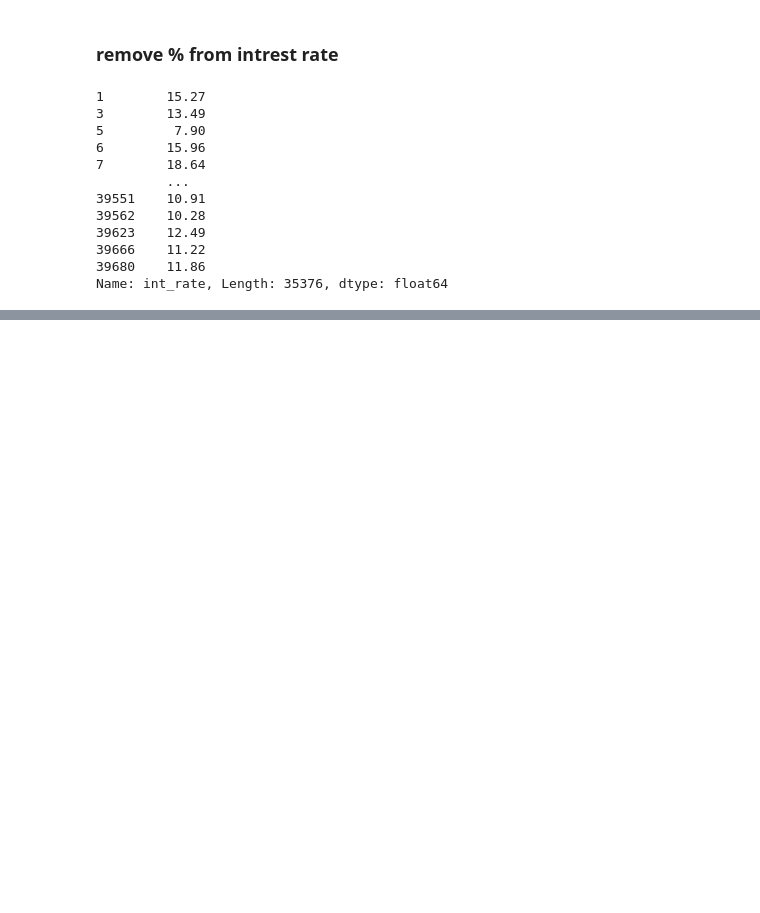
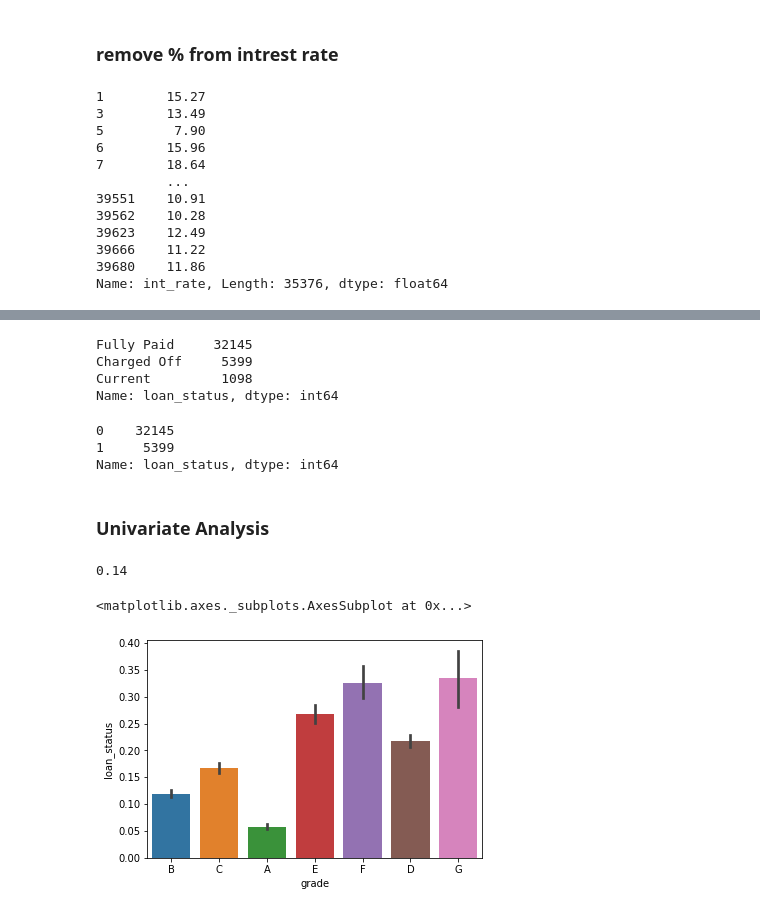
Before and after one commit to aimlhoney/LENDING_CLUB_CASE_STUDY, a Jupyter notebook: ashutosh_p1.ipynb, the cells around one changed output, grey strips where cells are left out. Cells and saved outputs as stored; diff of their text form; code cells hidden in the pictures; blank space fills up the shorter version.

Commit message:
working on univariate

```diff
--- a/ashutosh_p1.ipynb
+++ b/ashutosh_p1.ipynb
@@ -217,0 +275,22 @@ Name: int_rate, Length: 35376, dtype: float64
+# %%
+behaviour_var =  [
+  "delinq_2yrs",
+  "earliest_cr_line",
+  "open_acc",
+  "pub_rec",
+  "revol_bal",
+  "revol_util",
+  "total_acc",
+  "out_prncp",
+  "out_prncp_inv",
+  "total_pymnt",
+  "total_pymnt_inv",
+  "total_rec_prncp",
+  "total_rec_int",
+  "total_rec_late_fee",
+  "recoveries",
+  "collection_recovery_fee",
+  "last_pymnt_d",
+  "last_pymnt_amnt",
+  ]
+behaviour_var
@@ -217,0 +316,3 @@ Name: int_rate, Length: 35376, dtype: float64
+# %%
+df = loan.drop(behaviour_var, axis=1)
+df.info()
@@ -217,0 +337,34 @@ Name: int_rate, Length: 35376, dtype: float64
+# %%
+df['loan_status'] = df['loan_status'].astype('category')
+df['loan_status'].value_counts()
+# %% [output]
+Fully Paid     32145
+Charged Off     5399
+Current         1098
+Name: loan_status, dtype: int64
+# %%
+df = df[df['loan_status'] != 'Current']
+df['loan_status'] = df['loan_status'].apply(lambda x: 0 if x=='Fully Paid' else 1)
+
+# converting loan_status to integer type
+df['loan_status'] = df['loan_status'].apply(lambda x: pd.to_numeric(x))
+
+# summarising the values
+df['loan_status'].value_counts()
+# %% [output]
+0    32145
+1     5399
+Name: loan_status, dtype: int64
+# %% [markdown]
+ ### Univariate Analysis
+# %%
+round(np.mean(df['loan_status']), 2)
+# %% [output]
+0.14
+# %%
+# plotting default rates across grade of the loan
+#Let's first visualise the average default rates across categorical variables.
+sns.barplot(x='grade', y='loan_status', data=df)
+# %% [output]
+<matplotlib.axes._subplots.AxesSubplot at 0x...>
+[figure, added]
```
Also changed, not shown: parts of 41 cells of this notebook, 2 other files.
